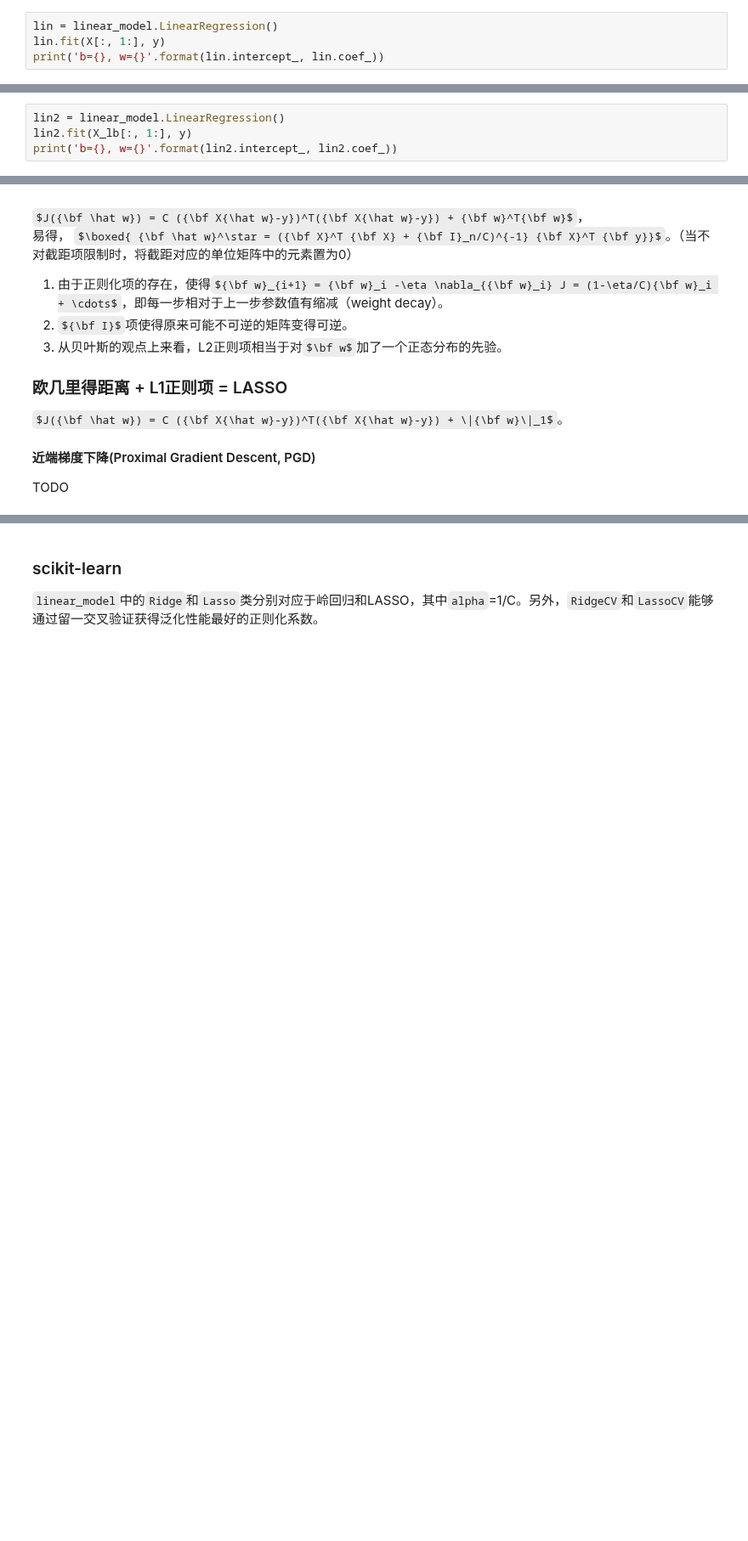
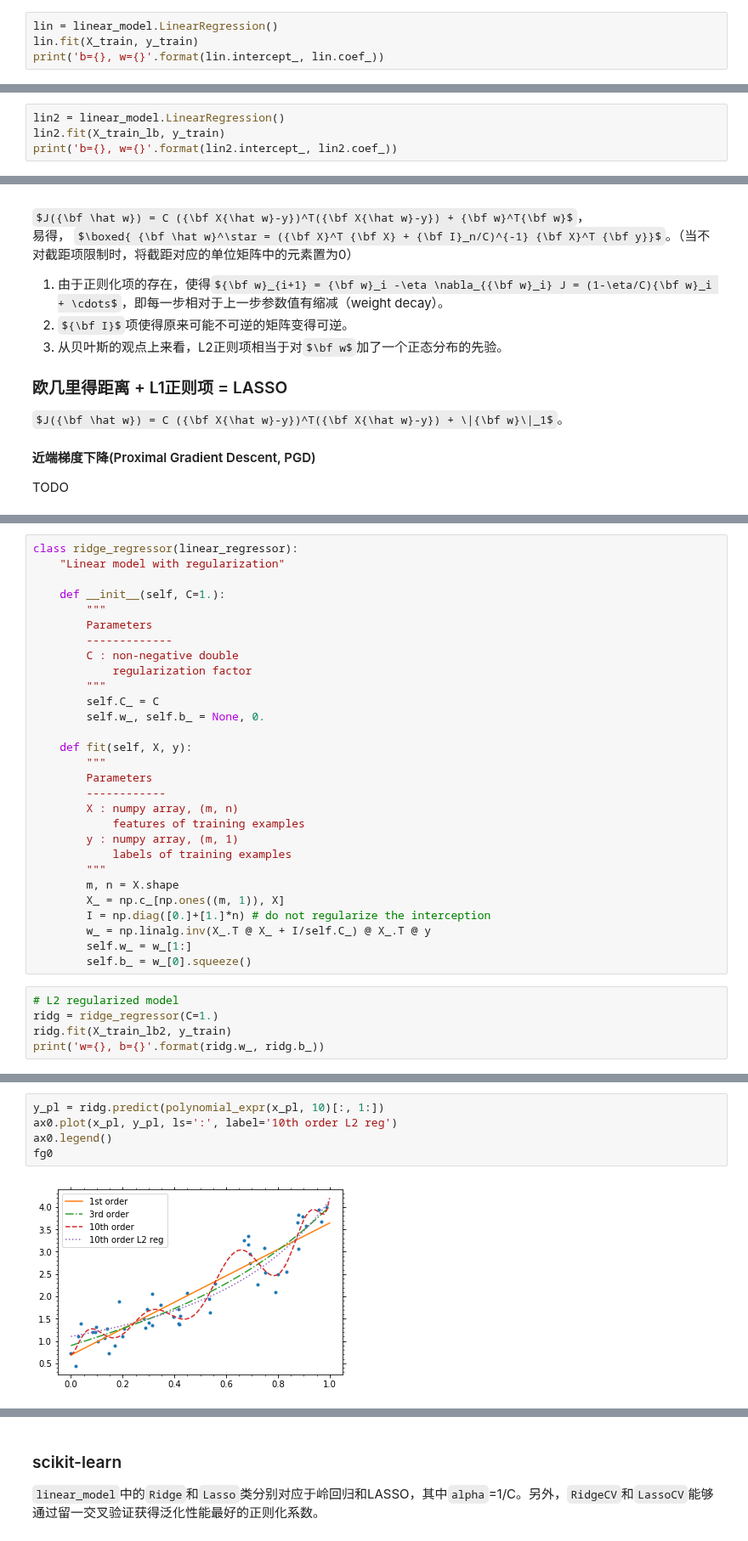
Before and after one commit to szqtc/MyMachineLearningNotes, a Jupyter notebook: 1_LinearModel.ipynb, the cells around one changed output, grey strips where cells are left out. Shown at 85% size. Saved outputs shown, nothing was run; the diff lists cells and outputs as text; some formulas as TeX source; blank space fills up the shorter version.

```diff
--- a/1_LinearModel.ipynb
+++ b/1_LinearModel.ipynb
@@ -170,7 +201,7 @@ R2=82.7885%
 `linear_model`中的`LinearRegression`实现了线性回归。当存在线性依赖的若干个输入特征，矩阵求逆会失败，此时结果不准。
 # %%
 lin = linear_model.LinearRegression()
-lin.fit(X[:, 1:], y)
+lin.fit(X_train, y_train)
 print('b={}, w={}'.format(lin.intercept_, lin.coef_))
 # %% [output]
 b=[0.68431397], w=[[2.95919615]]
@@ -281,6 +325,6 @@ X_lb[:10, :], X_lb_sk[:10, :]
 # %%
 lin2 = linear_model.LinearRegression()
-lin2.fit(X_lb[:, 1:], y)
+lin2.fit(X_train_lb, y_train)
 print('b={}, w={}'.format(lin2.intercept_, lin2.coef_))
 # %% [output]
 b=[0.89683543], w=[[1.86985936 0.01225323 1.235891  ]]
@@ -333,0 +396,34 @@ fg0
+# %%
+class ridge_regressor(linear_regressor):
+    "Linear model with regularization"
+
+    def __init__(self, C=1.):
+        """
+        Parameters
+        -------------
+        C : non-negative double
+            regularization factor
+        """
+        self.C_ = C
+        self.w_, self.b_ = None, 0.
+
+    def fit(self, X, y):
+        """
+        Parameters
+        ------------
+        X : numpy array, (m, n)
+            features of training examples
+        y : numpy array, (m, 1)
+            labels of training examples
+        """
+        m, n = X.shape
+        X_ = np.c_[np.ones((m, 1)), X]
+        I = np.diag([0.]+[1.]*n) # do not regularize the interception
+        w_ = np.linalg.inv(X_.T @ X_ + I/self.C_) @ X_.T @ y
+        self.w_ = w_[1:]
+        self.b_ = w_[0].squeeze()
+# %%
+# L2 regularized model
+ridg = ridge_regressor(C=1.)
+ridg.fit(X_train_lb2, y_train)
+print('w={}, b={}'.format(ridg.w_, ridg.b_))
@@ -334,2 +441,9 @@ fg0
+# %%
+y_pl = ridg.predict(polynomial_expr(x_pl, 10)[:, 1:])
+ax0.plot(x_pl, y_pl, ls=':', label='10th order L2 reg')
+ax0.legend()
+fg0
+# %% [output]
+[figure, added]
 # %%
 print('Training set:')
```
Also changed, not shown: parts of 78 cells of this notebook, 5 other files.
